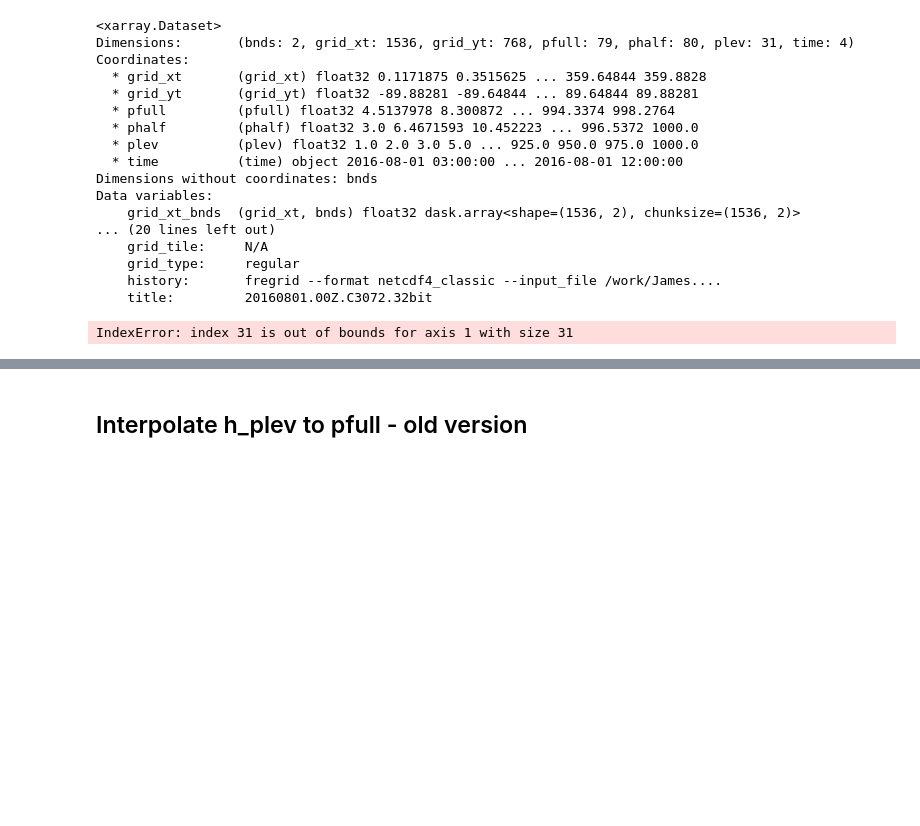
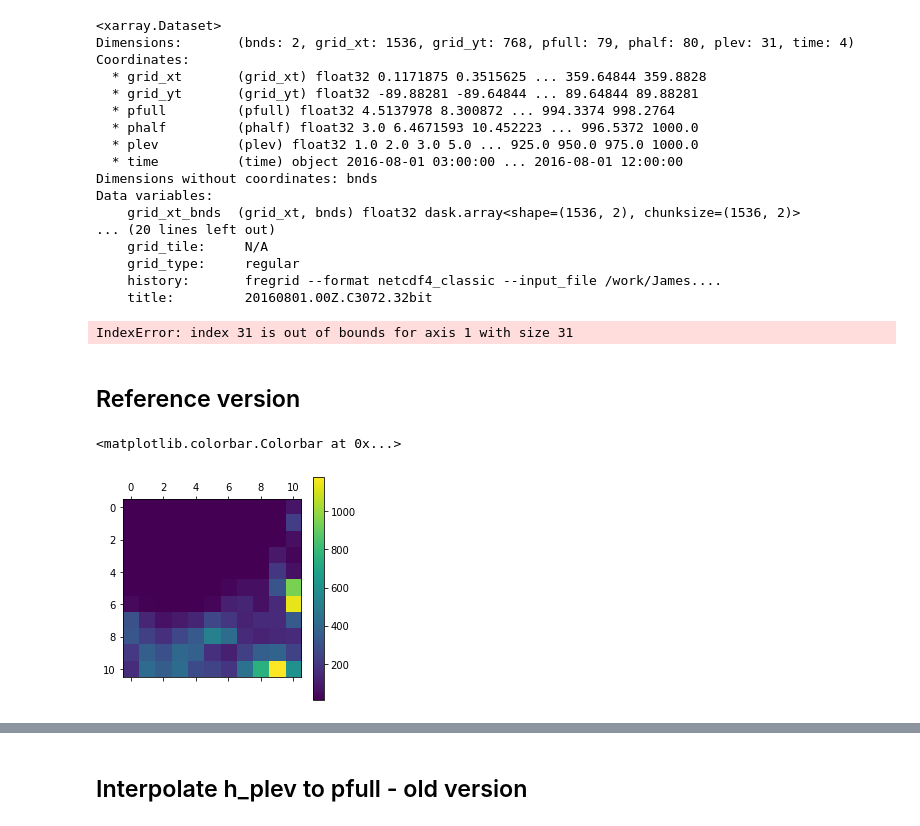
Before and after one commit to ai2cm/fv3net, a Jupyter notebook: notebooks/Stephans-Notebooks/2.2-Interpolation.ipynb, the cells around one changed output, grey strips where cells are left out. Cells and saved outputs as stored; diff of their text form; code cells hidden in the pictures; blank space fills up the shorter version.

```diff
--- a/notebooks/Stephans-Notebooks/2.2-Interpolation.ipynb
+++ b/notebooks/Stephans-Notebooks/2.2-Interpolation.ipynb
@@ -176,3 +176,5 @@ Data variables:
 h_pfull = interpolate_1d(plev, pres, h_plev, axis=1)
 # %% [output]
 IndexError: index 31 is out of bounds for axis 1 with size 31
+# %% [markdown]
+## Reference version
@@ -178,0 +183,19 @@ IndexError: index 31 is out of bounds for axis 1 with size 31
+# %%
+interpolator = RegularGridInterpolator((data_3d_small.plev, data_3d_small.lat, data_3d_small.lon),
+                                       data_3d_small.h_plev.isel(time=0), bounds_error=False,
+                                       fill_value=None
+                                      )
+# %%
+pts = []
+for lat in data_3d_small.lat:
+    for lon in data_3d_small.lon:
+        pts.append((
+            data_3d_small.pres[0].sel(lat=lat, lon=lon).values[-1]/100, lat.values, lon.values
+        ))
+heights = [interpolator(pt) for pt in pts]
+heights = np.array(heights).reshape((11, 11))
+# %%
+plt.matshow(heights); plt.colorbar()
+# %% [output]
+<matplotlib.colorbar.Colorbar at 0x...>
+[figure, added]
```
Also changed, not shown: parts of 2 cells of this notebook.
